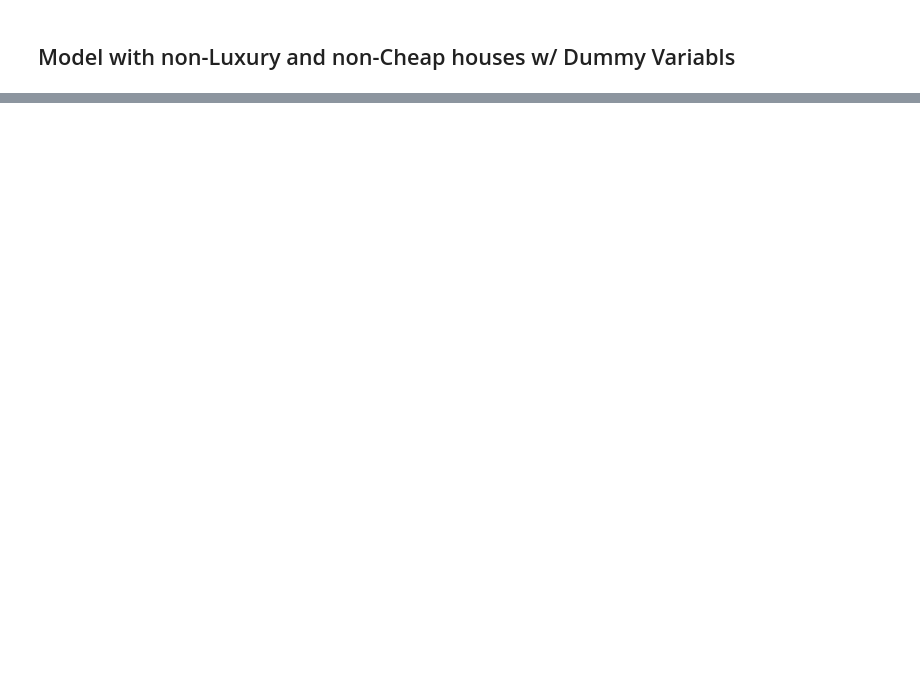
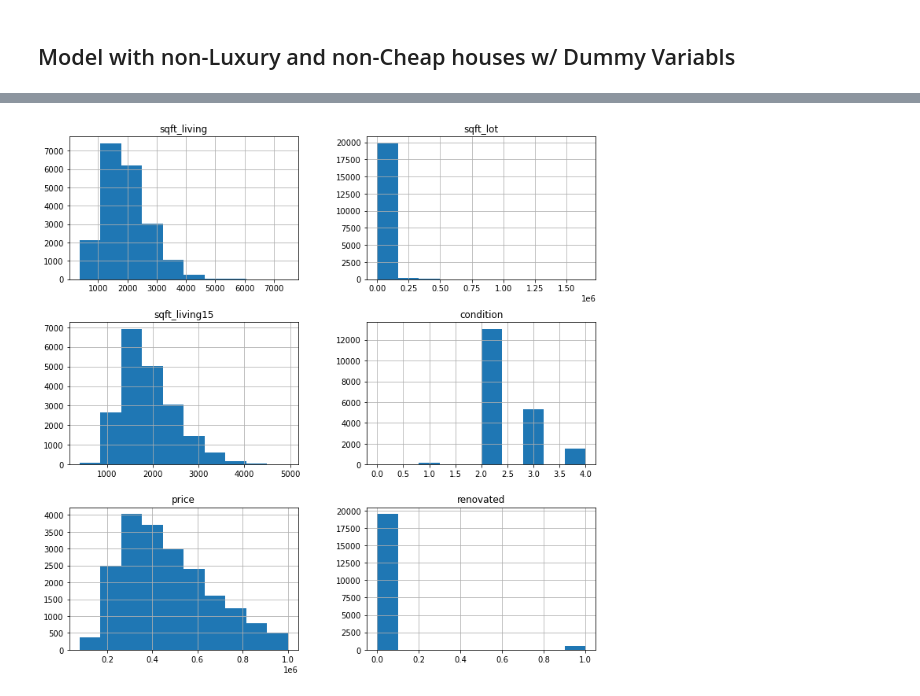
Before and after one commit to westonshuken/King-county-housing-analysis, a Jupyter notebook: Weston_Modeling.ipynb, the cells around one changed output, grey strips where cells are left out. Drawn from its saved outputs; the diff is of its cells as text; code cells hidden in the pictures; blank space fills up the shorter version.

Commit message:
Updated Modeling notebook w/ visualizations; fixed data cleaning issue

```diff
--- a/Weston_Modeling.ipynb
+++ b/Weston_Modeling.ipynb
@@ -150,12 +208,25 @@ df_clean_dumm = df_clean.copy()
 # %%
-# Get dummies
+# Get Dummies
 zipcode_dummies = pd.get_dummies(df_clean_dumm['zipcode'], drop_first=True)
-waterfront_dummies = pd.get_dummies(df_clean_dumm['waterfront'], drop_first=True)
 view_dummies = pd.get_dummies(df_clean_dumm['view'], drop_first=True)
-month_dummies = pd.get_dummies(df_clean_dumm['month'], drop_first=True)
+month_dummies = pd.get_dummies(df_clean_dumm['month'], prefix='month', drop_first=True)
+floor_dummies = pd.get_dummies(df_clean_dumm['floors'], prefix='month', drop_first=True)
+bedrooms_dummies = pd.get_dummies(df_clean_dumm['bedrooms'], prefix='bed', drop_first=True)
+bathrooms_dummies = pd.get_dummies(df_clean_dumm['bathrooms'], prefix='bath', drop_first=True)
 
-df_clean_dumm = pd.concat([df_clean_dumm, waterfront_dummies,
-                           view_dummies, month_dummies, zipcode_dummies], axis=1)
+#Add to DataFrame
+df_clean_dumm = pd.concat([df_clean_dumm, view_dummies,
+                           month_dummies, bedrooms_dummies, bathrooms_dummies, zipcode_dummies], axis=1)
+
+#Drop recurring
+df_clean_dumm = df_clean_dumm.drop(['zipcode', 'view', 'floors',
+                                    'month', 'bedrooms', 'bathrooms'], axis=1)
+# %%
+# Binary
+df_clean_dumm['waterfront_bin'] = df_clean_dumm['waterfront'].apply(lambda x: 0 if x == 'NO' else 1)
+
+# Drop recurring
+df_clean_dumm = df_clean_dumm.drop(['waterfront'], axis=1)
 # %%
 y, X = get_y_X(df_clean_dumm, 'price')
 X_train, X_test, y_train, y_test = my_train_test(y, X)
@@ -206,6 +277,6 @@ Do you want a viz of the test? (y/n)
 # %%
 non_lux_drop = non_lux.copy()
-non_lux_drop = non_lux_drop.drop(['lat', 'long', 'sqft_lot15', 'month', 'waterfront', 'zipcode', 'view'], axis=1)
+non_lux_drop = non_lux_drop.drop(['lat', 'long', 'sqft_lot15'], axis=1)
 # %%
 y, X = get_y_X(non_lux_drop, 'price')
 X_train, X_test, y_train, y_test = my_train_test(y, X)
@@ -219,0 +316,2 @@ Do you want a viz of the test? (y/n)
+# %%
+scale_test = non_lux_drop.copy()
@@ -219,0 +349,5 @@ Do you want a viz of the test? (y/n)
+# %%
+scale_test[['sqft_living', 'sqft_lot', 'sqft_living15',
+            'condition', 'price', 'renovated']].hist(figsize  = [12, 12]);
+# %% [output]
+[figure, added]
```
Also changed, not shown: parts of 31 cells of this notebook.
